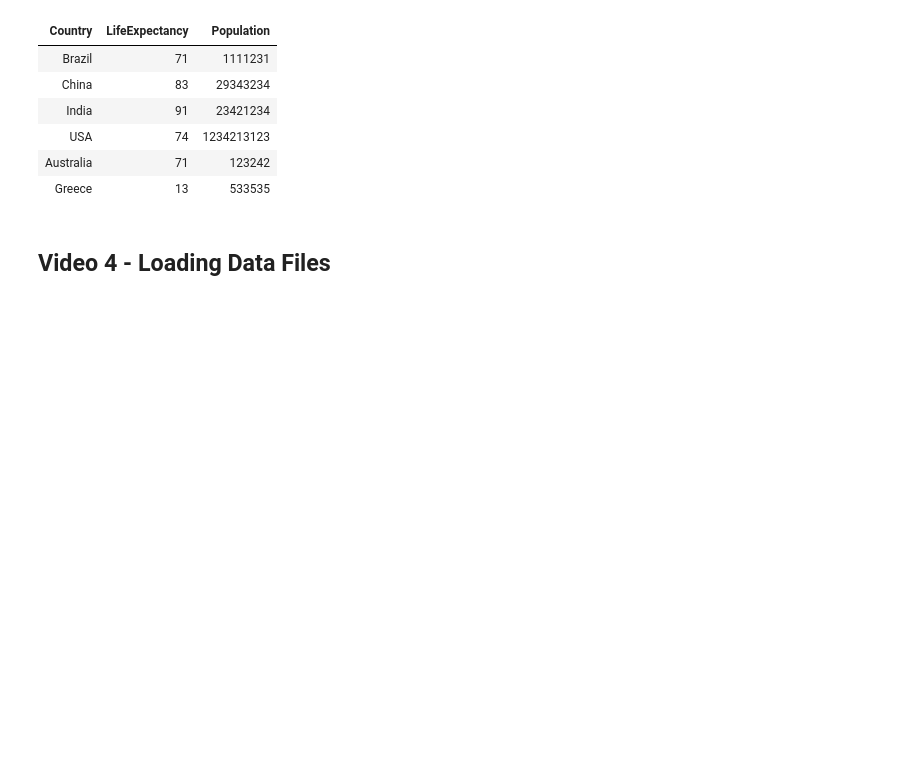
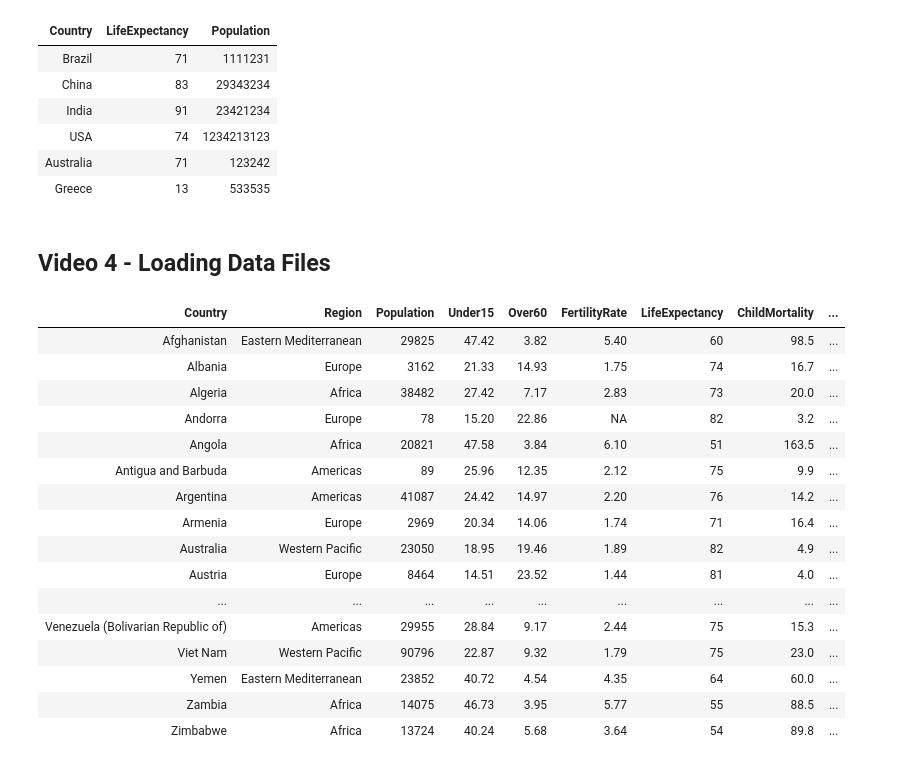
Before and after one commit to matheusmota/Analytics-Edge-Course-MITx-15.071x-, a Jupyter notebook: Analytics Edge Exercises - Videos 3, 4.ipynb, the cells around one changed output. Saved outputs shown, nothing was run; the diff lists cells and outputs as text; code cells hidden in the pictures; blank space fills up the shorter version.

```diff
--- a/Analytics Edge Exercises - Videos 3, 4.ipynb
+++ b/Analytics Edge Exercises - Videos 3, 4.ipynb
@@ -74,3 +74,25 @@ CombinedCountryData
 | Greece | 13 | 533535 |
 # %% [markdown]
 ## Video 4 - Loading Data Files
+# %%
+whocsv = read.csv("https://d37djvu3ytnwxt.cloudfront.net/assets/courseware/v1/ccdc87b80d92a9c24de2f04daec5bb58/asset-v1:MITx+15.071x+2T2017+type@asset+block/WHO.csv")
+# %%
+whocsv
+# %% [output]
+| Country | Region | Population | Under15 | Over60 | FertilityRate | LifeExpectancy | ChildMortality | ... |
+| Afghanistan | Eastern Mediterranean | 29825 | 47.42 | 3.82 | 5.40 | 60 | 98.5 | ... |
+| Albania | Europe | 3162 | 21.33 | 14.93 | 1.75 | 74 | 16.7 | ... |
+| Algeria | Africa | 38482 | 27.42 | 7.17 | 2.83 | 73 | 20.0 | ... |
+| Andorra | Europe | 78 | 15.20 | 22.86 | NA | 82 | 3.2 | ... |
+| Angola | Africa | 20821 | 47.58 | 3.84 | 6.10 | 51 | 163.5 | ... |
+| Antigua and Barbuda | Americas | 89 | 25.96 | 12.35 | 2.12 | 75 | 9.9 | ... |
+| Argentina | Americas | 41087 | 24.42 | 14.97 | 2.20 | 76 | 14.2 | ... |
+| Armenia | Europe | 2969 | 20.34 | 14.06 | 1.74 | 71 | 16.4 | ... |
+| Australia | Western Pacific | 23050 | 18.95 | 19.46 | 1.89 | 82 | 4.9 | ... |
+| Austria | Europe | 8464 | 14.51 | 23.52 | 1.44 | 81 | 4.0 | ... |
+| ... | ... | ... | ... | ... | ... | ... | ... | ... |
+| Venezuela (Bolivarian Republic of) | Americas | 29955 | 28.84 | 9.17 | 2.44 | 75 | 15.3 | ... |
+| Viet Nam | Western Pacific | 90796 | 22.87 | 9.32 | 1.79 | 75 | 23.0 | ... |
+| Yemen | Eastern Mediterranean | 23852 | 40.72 | 4.54 | 4.35 | 64 | 60.0 | ... |
+| Zambia | Africa | 14075 | 46.73 | 3.95 | 5.77 | 55 | 88.5 | ... |
+| Zimbabwe | Africa | 13724 | 40.24 | 5.68 | 3.64 | 54 | 89.8 | ... |
```
Also changed, not shown: parts of 5 cells of this notebook, 1 other file.
